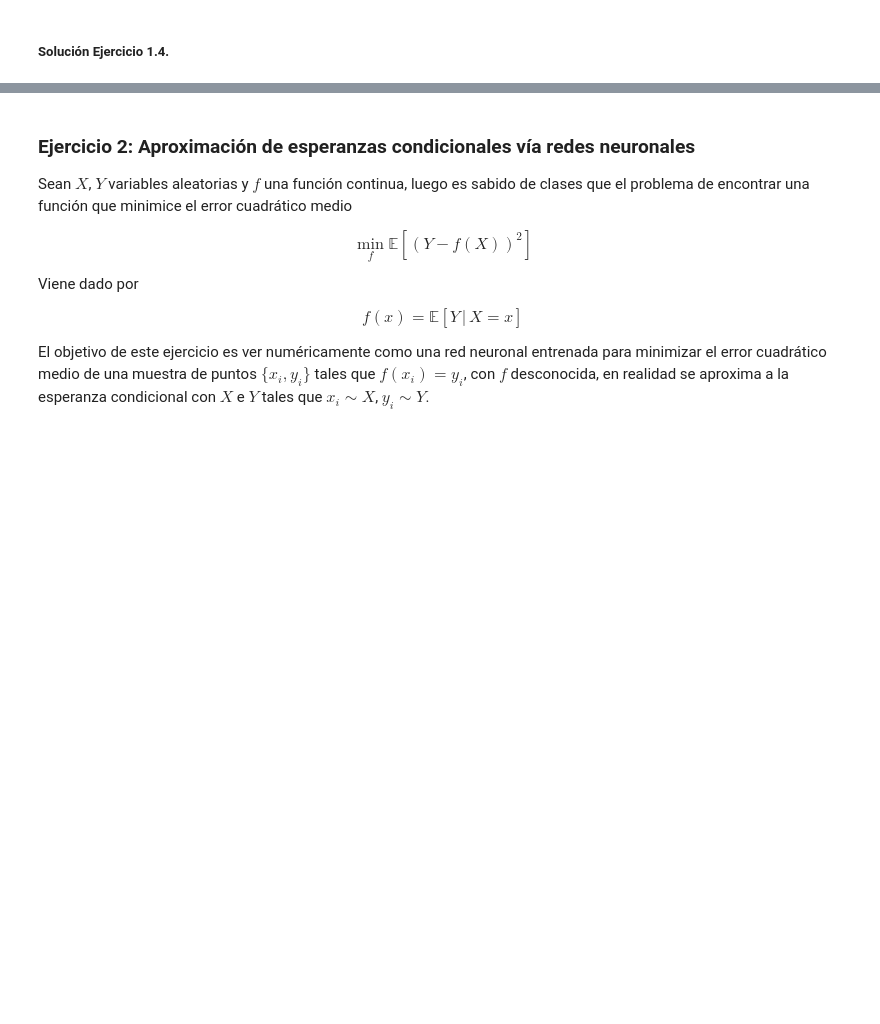
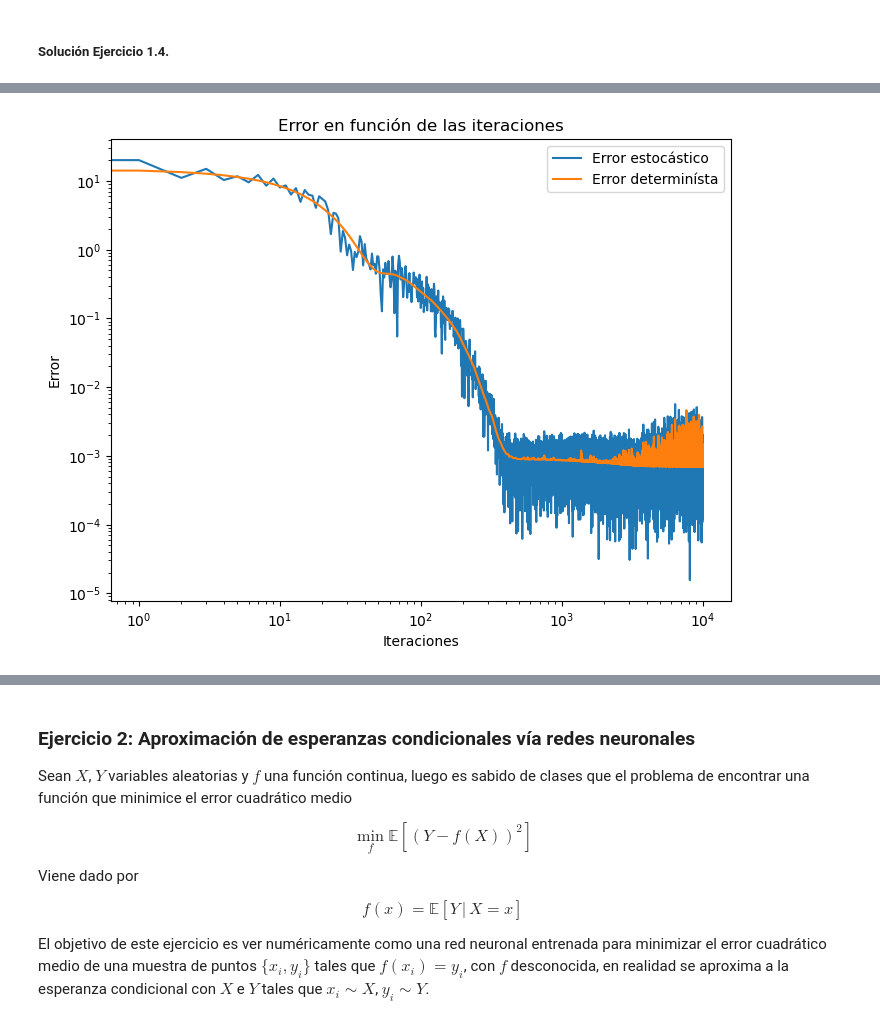
Before and after one commit to Sebastijo/Topicos-Matematicos-en-ML-y-DL, a Jupyter notebook: Tarea 2 - DeepONets/submission/Enunciado_Tarea_2.ipynb, the cells around one changed output, grey strips where cells are left out. Saved outputs shown, nothing was run; the diff lists cells and outputs as text; code cells hidden in the pictures; blank space fills up the shorter version.

```diff
--- a/Tarea 2 - DeepONets/submission/Enunciado_Tarea_2.ipynb
+++ b/Tarea 2 - DeepONets/submission/Enunciado_Tarea_2.ipynb
@@ -179,7 +179,10 @@ $$ L(\theta) = \sum_{i=1}^{N_{batch}} (y_i - \Phi_\theta (x_i)) $$
 ##### **Solución Ejercicio 1.2.**
 # %%
 def loss(
-    params: np.array, x: np.array = x_train, y: np.array = y_train, batch_size: int = Ndata
+    params: np.array,
+    x: np.array = x_train,
+    y: np.array = y_train,
+    batch_size: int = Ndata,
 ) -> float:
     """
     Función que toma un np.array de parametros para la red neuronal, y un np.array de datos x e y, y calcula el error cuadrático medio
@@ -451,0 +470,18 @@ error final: 0.0008346082460514914
+# %%
+iters = list(range(len(params_opt)))
+
+deterministic_error = [loss(param) for param in params_opt]
+stochastic_error = [loss(param, batch_size = 5) for param in params_opt]
+
+plt.figure(figsize=(8, 6))
+plt.plot(iters, stochastic_error, label="Error estocástico")
+plt.plot(iters, deterministic_error, label="Error determinísta")
+plt.xlabel("Iteraciones")
+plt.ylabel("Error")
+plt.xscale("log")
+plt.yscale("log")
+plt.title("Error en función de las iteraciones")
+plt.legend()
+plt.show()
+# %% [output]
+[figure, added]
```
Also changed, not shown: parts of 9 cells of this notebook.
